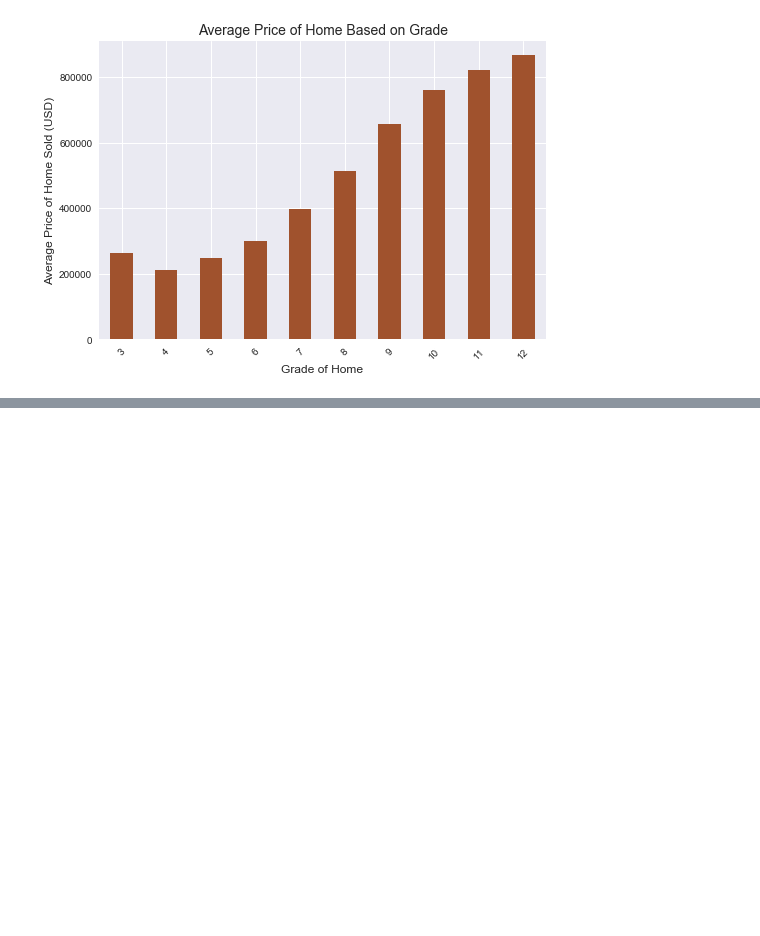
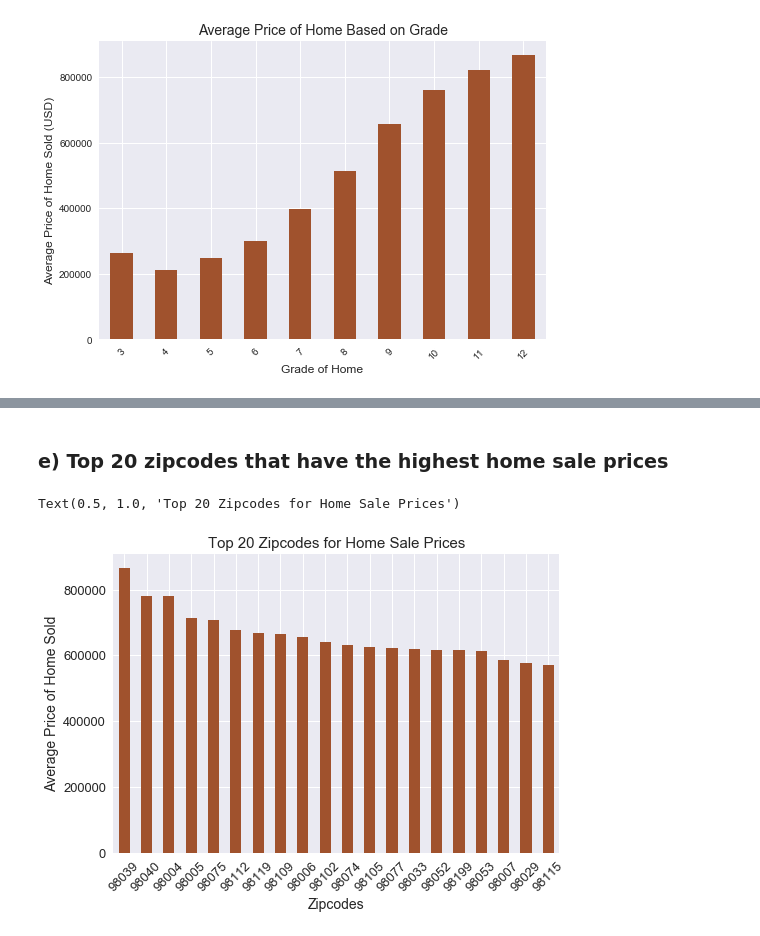
Before and after one commit to linhmai19/dsc-mod-2-project-v2-1-online-ds-sp-000, a Jupyter notebook: EDA.ipynb, the cells around one changed output, grey strips where cells are left out. Drawn from its saved outputs; the diff is of its cells as text; code cells hidden in the pictures; blank space fills up the shorter version.

```diff
--- a/EDA.ipynb
+++ b/EDA.ipynb
@@ -148,0 +220,12 @@ Text(0.5, 1.0, 'Average Price of Home Based on Grade')
+# %% [markdown]
+### e) Top 20 zipcodes that have the highest home sale prices
+# %%
+ax = df.groupby(['zipcode'])['price'].mean().sort_values(ascending = False).head(20).plot(kind = 'bar', color='sienna')
+ax.set_xlabel("Zipcodes", fontsize = 14)
+ax.tick_params(axis="x", labelsize=13, labelrotation=45)
+ax.set_ylabel("Average Price of Home Sold", fontsize = 14)
+ax.tick_params(axis="y", labelsize=13)
+ax.set_title("Top 20 Zipcodes for Home Sale Prices", fontsize = 15)
+# %% [output]
+Text(0.5, 1.0, 'Top 20 Zipcodes for Home Sale Prices')
+[figure, added]
```
Also changed, not shown: parts of 55 cells of this notebook, 4 other files.
